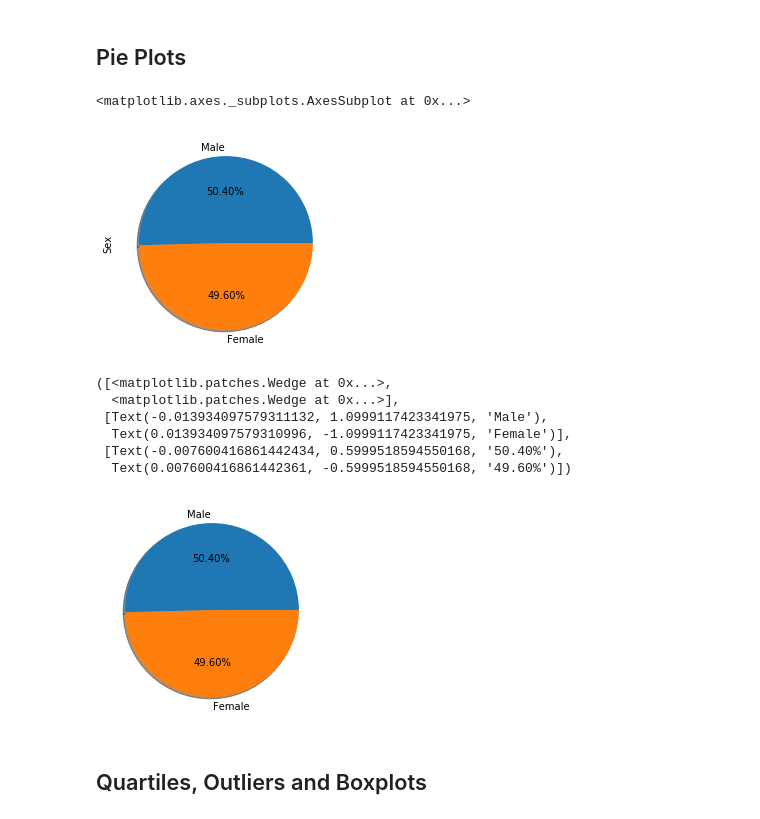
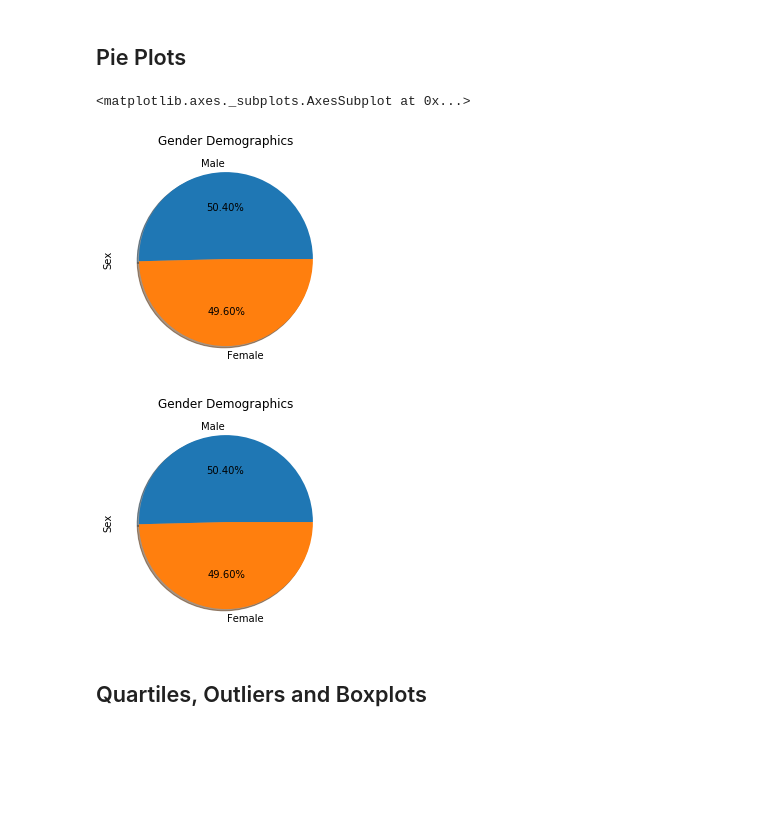
Before and after one commit to rmoesw01/matplotlib-challenge, a Jupyter notebook: Pymaceuticals/pymaceuticals_starter.ipynb, the cells around one changed output. Saved outputs shown, nothing was run; the diff lists cells and outputs as text; code cells hidden in the pictures; blank space fills up the shorter version.

```diff
--- a/Pymaceuticals/pymaceuticals_starter.ipynb
+++ b/Pymaceuticals/pymaceuticals_starter.ipynb
@@ -137,25 +182,21 @@ plt.tight_layout()
 # %%
 # Generate a pie plot showing the distribution of female versus male mice using pandas
 gender = mouse_metadata.loc[mouse_metadata['Mouse ID'] != 'g989']
 gender_stats = gender['Sex'].value_counts()
-gender_stats.plot(kind='pie', shadow = True, autopct = '%1.2f%%')
+gender_stats.plot(kind='pie', shadow = True, autopct = '%1.2f%%', title='Gender Demographics')
 # %% [output]
 <matplotlib.axes._subplots.AxesSubplot at 0x...>
-[figure, old version]
+[figure, new version]
 # %%
 # Generate a pie plot showing the distribution of female versus male mice using pyplot
 labels = gender['Sex'].unique()
-labels
 fig1, gender_mice = plt.subplots()
-gender_mice.pie(gender_stats, labels=labels, autopct='%1.2f%%', shadow=True, startangle=0)
+gender_mice = plt.pie(gender_stats, labels=labels, autopct='%1.2f%%', shadow=True, startangle=0)
+plt.title('Gender Demographics')
+plt.ylabel('Sex')
+plt.show()
 # %% [output]
-([<matplotlib.patches.Wedge at 0x...>,
-  <matplotlib.patches.Wedge at 0x...>],
- [Text(-0.013934097579311132, 1.0999117423341975, 'Male'),
-  Text(0.013934097579310996, -1.0999117423341975, 'Female')],
- [Text(-0.007600416861442434, 0.5999518594550168, '50.40%'),
-  Text(0.007600416861442361, -0.5999518594550168, '49.60%')])
-[figure, old version]
+[figure, new version]
 # %% [markdown]
 ## Quartiles, Outliers and Boxplots
 # %%
```
Also changed, not shown: parts of 14 cells of this notebook.
